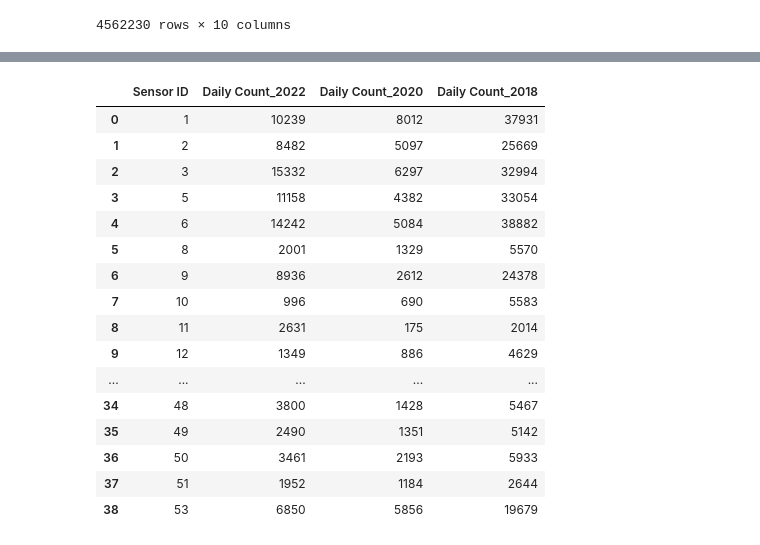
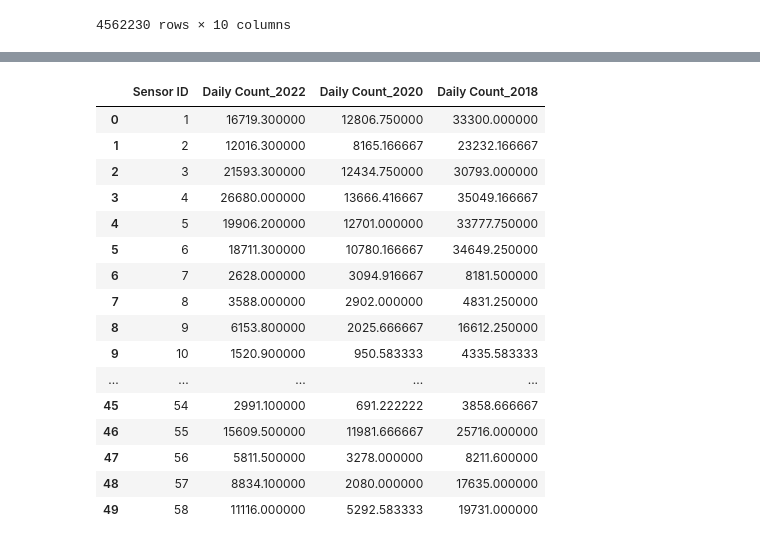
Before and after one commit to hendaman/project-1-challenge, a Jupyter notebook: Question-3-Owen/PedestrianTrafficVolume.ipynb, the cells around one changed output, grey strips where cells are left out. Saved outputs shown, nothing was run; the diff lists cells and outputs as text; code cells hidden in the pictures.

```diff
--- a/Question-3-Owen/PedestrianTrafficVolume.ipynb
+++ b/Question-3-Owen/PedestrianTrafficVolume.ipynb
@@ -141,7 +139,7 @@ summed_df = grouped_df.sum(numeric_only=True)
 summed_df = summed_df.reset_index()
 
 # filter the rows based on the given conditions
-filtered_df = summed_df[(summed_df['Mdate'] == 1) & (summed_df['Month'] == 'June') & (summed_df['Year'].isin([2018, 2020, 2022]))]
+filtered_df = summed_df[(summed_df['Mdate'] == 1) & (summed_df['Year'].isin([2018, 2020, 2022]))]
 
 # reset the index
 filtered_df = filtered_df.reset_index(drop=True)
@@ -151,5 +149,8 @@ filtered_df = filtered_df.drop(['Time', 'ID'], axis=1)
 filtered_df = filtered_df.rename(columns={'Hourly_Counts': 'Daily Count'})
 filtered_df = filtered_df.rename(columns={'Sensor_ID': 'Sensor ID'})
 
+num_unique_sensors = filtered_df['Sensor ID'].nunique()
+print(f"Number of unique sensors: {num_unique_sensors}")
+
 filtered_df
 # %% [output]
@@ -168,0 +171,4 @@ filtered_df
+# %%
+mean_df = filtered_df.groupby(['Sensor ID', 'Year']).agg({'Daily Count': 'mean'}).reset_index()
+
+mean_df
@@ -169,44 +189,44 @@ filtered_df
 # %%
-merged_df = pd.merge(filtered_df, sensor_location_df, on='Sensor ID')
+merged_df = pd.merge(mean_df, sensor_location_df, on='Sensor ID')
 
 # filter the DataFrame for 2018 and 2022
 df_2018 = merged_df[merged_df['Year'] == 2018]
 df_2020 = merged_df[merged_df['Year'] == 2020]
 df_2022 = merged_df[merged_df['Year'] == 2022]
 
 # group the DataFrames by Sensor_ID
 grouped_df_2018 = df_2018.groupby('Sensor ID')
 grouped_df_2020 = df_2020.groupby('Sensor ID')
 grouped_df_2022 = df_2022.groupby('Sensor ID')
 
 # compute the daily count for each Sensor_ID and year
 count_2018 = grouped_df_2018['Daily Count'].sum().reset_index()
 count_2020 = grouped_df_2020['Daily Count'].sum().reset_index()
 count_2022 = grouped_df_2022['Daily Count'].sum().reset_index()
 
 count_2018 = count_2018.rename(columns={'Daily Count': 'Daily Count_2018'})
 
 diff_df = pd.merge(pd.merge(count_2022, count_2020, on='Sensor ID', suffixes=('_2022', '_2020')), count_2018, on='Sensor ID')
 
 diff_df
 # %% [output]
 |  | Sensor ID | Daily Count_2022 | Daily Count_2020 | Daily Count_2018 |
-| 0 | 1 | 10239 | 8012 | 37931 |
-| 1 | 2 | 8482 | 5097 | 25669 |
-| 2 | 3 | 15332 | 6297 | 32994 |
-| 3 | 5 | 11158 | 4382 | 33054 |
-| 4 | 6 | 14242 | 5084 | 38882 |
-| 5 | 8 | 2001 | 1329 | 5570 |
-| 6 | 9 | 8936 | 2612 | 24378 |
-| 7 | 10 | 996 | 690 | 5583 |
-| 8 | 11 | 2631 | 175 | 2014 |
-| 9 | 12 | 1349 | 886 | 4629 |
+| 0 | 1 | 16719.300000 | 12806.750000 | 33300.000000 |
+| 1 | 2 | 12016.300000 | 8165.166667 | 23232.166667 |
+| 2 | 3 | 21593.300000 | 12434.750000 | 30793.000000 |
+| 3 | 4 | 26680.000000 | 13666.416667 | 35049.166667 |
+| 4 | 5 | 19906.200000 | 12701.000000 | 33777.750000 |
+| 5 | 6 | 18711.300000 | 10780.166667 | 34649.250000 |
+| 6 | 7 | 2628.000000 | 3094.916667 | 8181.500000 |
+| 7 | 8 | 3588.000000 | 2902.000000 | 4831.250000 |
+| 8 | 9 | 6153.800000 | 2025.666667 | 16612.250000 |
+| 9 | 10 | 1520.900000 | 950.583333 | 4335.583333 |
 | ... | ... | ... | ... | ... |
-| 34 | 48 | 3800 | 1428 | 5467 |
-| 35 | 49 | 2490 | 1351 | 5142 |
-| 36 | 50 | 3461 | 2193 | 5933 |
-| 37 | 51 | 1952 | 1184 | 2644 |
-| 38 | 53 | 6850 | 5856 | 19679 |
+| 45 | 54 | 2991.100000 | 691.222222 | 3858.666667 |
+| 46 | 55 | 15609.500000 | 11981.666667 | 25716.000000 |
+| 47 | 56 | 5811.500000 | 3278.000000 | 8211.600000 |
+| 48 | 57 | 8834.100000 | 2080.000000 | 17635.000000 |
+| 49 | 58 | 11116.000000 | 5292.583333 | 19731.000000 |
 # %%
 # compute the daily count difference for each Sensor_ID
 diff_df['Daily Count_Diff'] = diff_df['Daily Count_2022'] - diff_df['Daily Count_2018']
```
Also changed, not shown: parts of 14 cells of this notebook.
